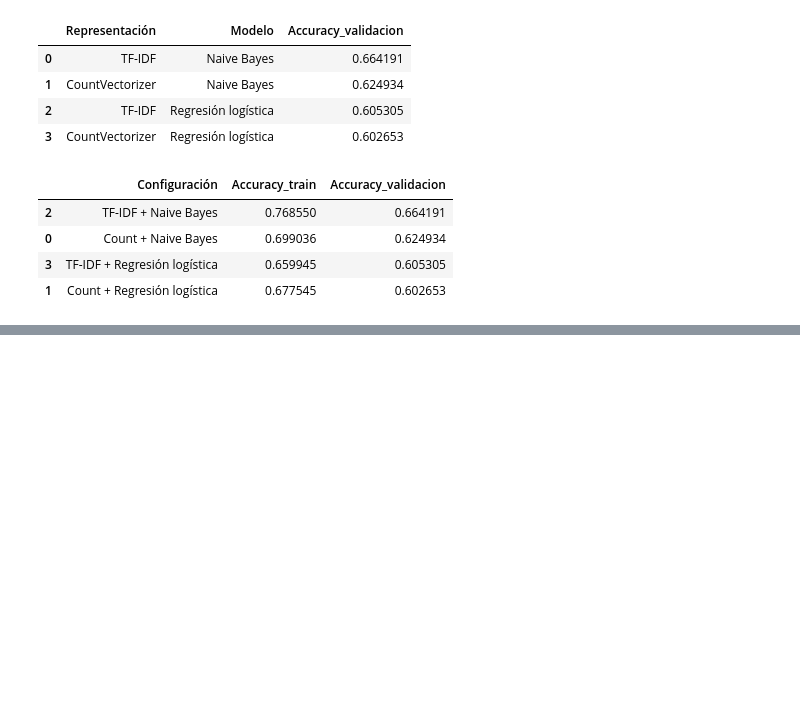
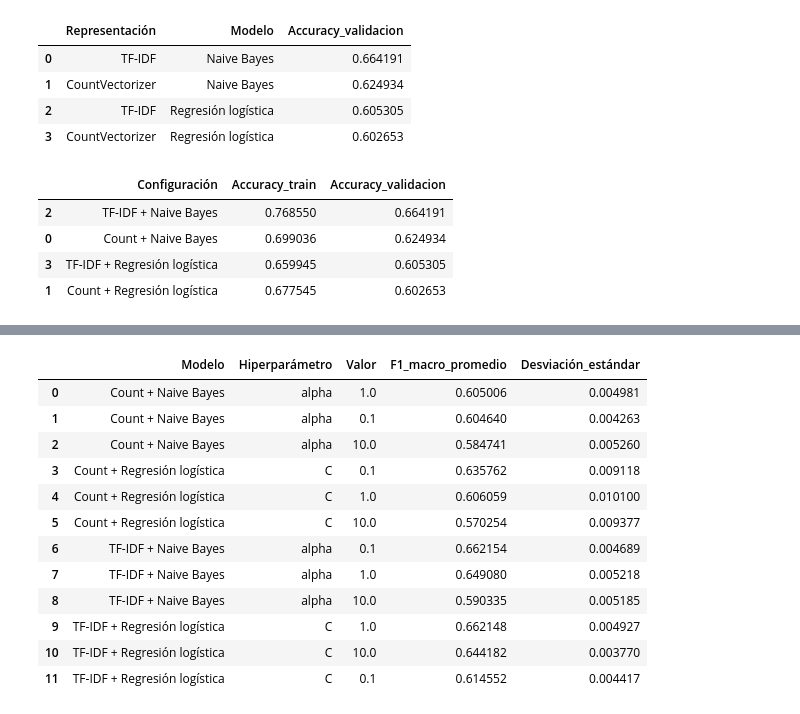
Before and after one commit to Things-I-learn/NLP-ml, a Jupyter notebook: Tarea3/20newsgroups.ipynb, the cells around one changed output, grey strips where cells are left out. Saved outputs shown, nothing was run; the diff lists cells and outputs as text; code cells hidden in the pictures; blank space fills up the shorter version.

```diff
--- a/Tarea3/20newsgroups.ipynb
+++ b/Tarea3/20newsgroups.ipynb
@@ -708,0 +722,8 @@ resultados_df
+# %%
+train_val_df = pd.concat([train_df, val_df], ignore_index=True)
+
+X_train_val = train_val_df["processed_text"]
+y_train_val = train_val_df["label_name"]
+
+print("Documentos para validación cruzada:", len(X_train_val))
+print("Documentos de prueba:", len(test_df))
@@ -708,0 +733,9 @@ resultados_df
+# %%
+cv = StratifiedKFold(
+    n_splits=5,
+    shuffle=True,
+    random_state=0
+)
+# %%
+valores_alpha = [0.1, 1.0, 10.0]
+valores_C = [0.1, 1.0, 10.0]
@@ -708,0 +810,39 @@ resultados_df
+# %%
+resultados_hiperparametros = []
+
+for nombre, busqueda in busquedas.items():
+
+    resultados_cv = busqueda.cv_results_
+
+    for i, parametros in enumerate(resultados_cv["params"]):
+
+        resultados_hiperparametros.append({
+            "Modelo": nombre,
+            "Hiperparámetro": list(parametros.keys())[0].split("__")[-1],
+            "Valor": list(parametros.values())[0],
+            "F1_macro_promedio": resultados_cv["mean_test_score"][i],
+            "Desviación_estándar": resultados_cv["std_test_score"][i]
+        })
+
+df_hiperparametros = pd.DataFrame(resultados_hiperparametros)
+
+df_hiperparametros = df_hiperparametros.sort_values(
+    ["Modelo", "F1_macro_promedio"],
+    ascending=[True, False]
+).reset_index(drop=True)
+
+display(df_hiperparametros)
+# %% [output]
+|  | Modelo | Hiperparámetro | Valor | F1_macro_promedio | Desviación_estándar |
+| 0 | Count + Naive Bayes | alpha | 1.0 | 0.605006 | 0.004981 |
+| 1 | Count + Naive Bayes | alpha | 0.1 | 0.604640 | 0.004263 |
+| 2 | Count + Naive Bayes | alpha | 10.0 | 0.584741 | 0.005260 |
+| 3 | Count + Regresión logística | C | 0.1 | 0.635762 | 0.009118 |
+| 4 | Count + Regresión logística | C | 1.0 | 0.606059 | 0.010100 |
+| 5 | Count + Regresión logística | C | 10.0 | 0.570254 | 0.009377 |
+| 6 | TF-IDF + Naive Bayes | alpha | 0.1 | 0.662154 | 0.004689 |
+| 7 | TF-IDF + Naive Bayes | alpha | 1.0 | 0.649080 | 0.005218 |
+| 8 | TF-IDF + Naive Bayes | alpha | 10.0 | 0.590335 | 0.005185 |
+| 9 | TF-IDF + Regresión logística | C | 1.0 | 0.662148 | 0.004927 |
+| 10 | TF-IDF + Regresión logística | C | 10.0 | 0.644182 | 0.003770 |
+| 11 | TF-IDF + Regresión logística | C | 0.1 | 0.614552 | 0.004417 |
```
Also changed, not shown: parts of 19 cells of this notebook.
